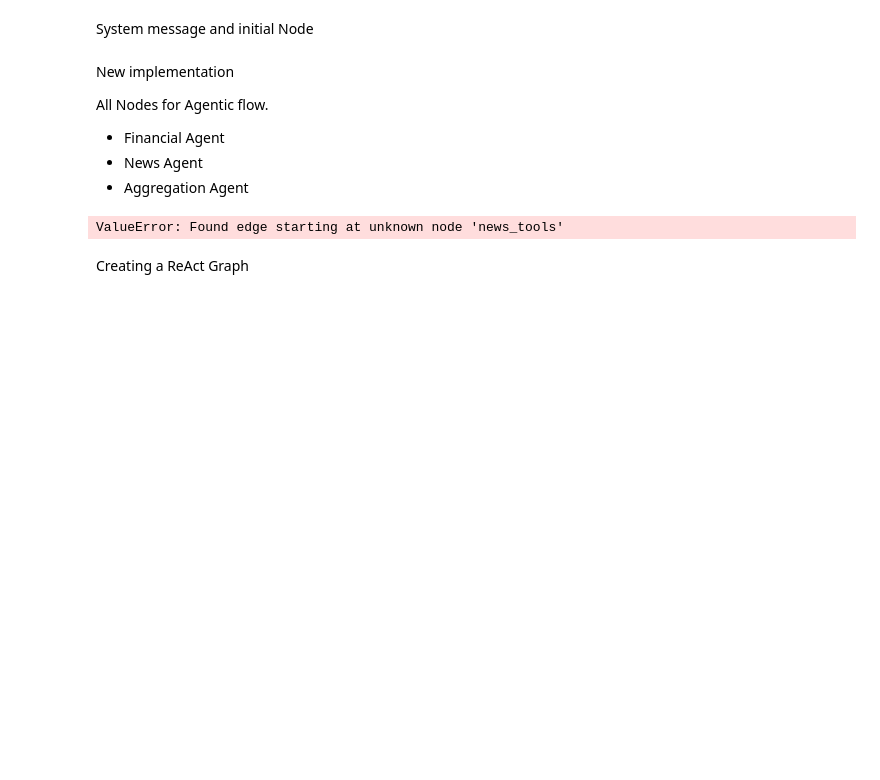
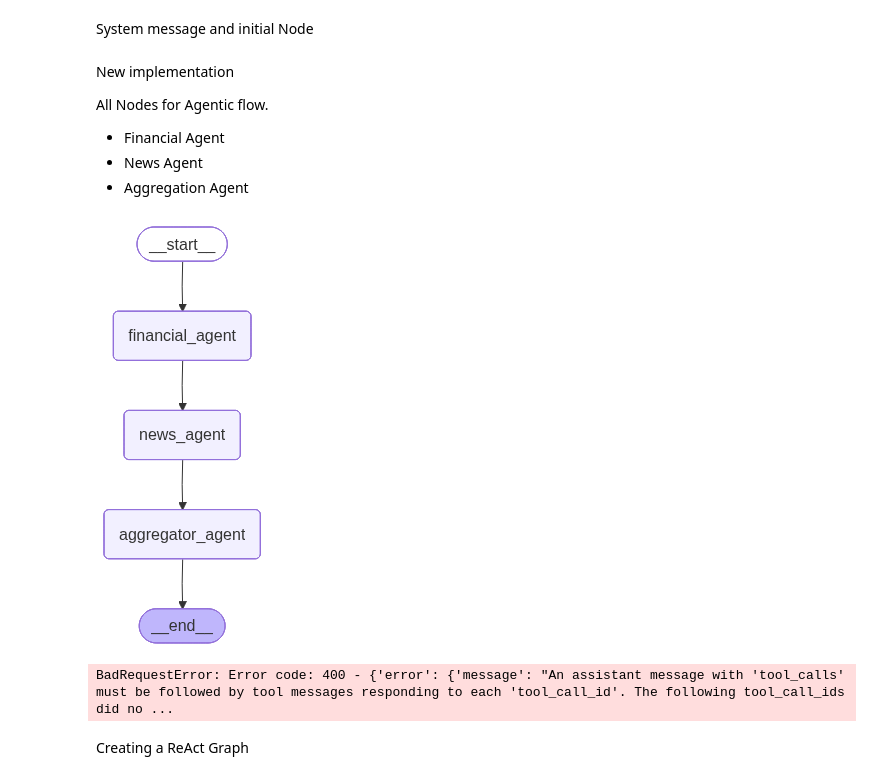
Before and after one commit to Nishchal-dl/InvestIQ, a Jupyter notebook: notebooks/financial_sentiment_agent.ipynb, the cells around one changed output. Cells and saved outputs as stored; diff of their text form; code cells hidden in the pictures; blank space fills up the shorter version.

```diff
--- a/notebooks/financial_sentiment_agent.ipynb
+++ b/notebooks/financial_sentiment_agent.ipynb
@@ -389,45 +389,61 @@ def tools_condition(state: dict) -> Literal["financial_tools", "news_tools", "ag
 
 # Create the graph
 builder = StateGraph(MessagesState)
 
 # Add nodes
 builder.add_node("financial_agent", financial_agent)
 builder.add_node("news_agent", news_agent)
 builder.add_node("aggregator_agent", aggregator_agent)
 # builder.add_node("financial_tools", financial_tools)  # Make sure this node exists
 # builder.add_node("news_tools", news_tools)  # Make sure this node exists
 
 # Define edges
 
 # builder.set_entry_point("financial_agent")
 
 # Add conditional edges
-builder.add_conditional_edges(
-    "financial_agent",
-    tools_condition,
-    {
-        "financial_tools": "financial_tools",
-        "news_tools": "news_tools",
-        "aggregator_agent": "aggregator_agent"
-    }
-)
+# builder.add_conditional_edges(
+#     "financial_agent",
+#     tools_condition,
+#     {
+#         "financial_tools": "financial_tools",
+#         "news_tools": "news_tools",
+#         "aggregator_agent": "aggregator_agent"
+#     }
+# )
 
 builder.add_edge(START, "financial_agent")
 # Add edges from tools back to the agent
-builder.add_edge("financial_tools", "financial_agent")
-builder.add_edge("news_tools", "news_agent")
+builder.add_edge("financial_agent", "news_agent")
 builder.add_edge("news_agent", "aggregator_agent")
 
 # Add final edge to end
 builder.add_edge("aggregator_agent", END)
 
 # Compile the graph
 react_graph = builder.compile()
 
 # Show
 display(Image(react_graph.get_graph(xray=True).draw_mermaid_png()))
 # %% [output]
-ValueError: Found edge starting at unknown node 'news_tools'
+[figure, added]
+# %%
+from langgraph.checkpoint.memory import MemorySaver
+memory = MemorySaver()
+react_graph_memory = builder.compile(checkpointer=memory)
+
+config = {"configurable": {"thread_id": "1"}}
+
+# Specify an input
+messages = [prepare_human_message("AAPL")]
+
+# Run
+messages = react_graph_memory.invoke({"messages": messages},config)
+
+for m in messages['messages']:
+    m.pretty_print()
+# %% [output]
+BadRequestError: Error code: 400 - {'error': {'message': "An assistant message with 'tool_calls' must be followed by tool messages responding to each 'tool_call_id'. The following tool_call_ids did no ...
 # %% [markdown]
 Creating a ReAct Graph
 # %%
```
Also changed, not shown: parts of 1 cell of this notebook, 1 other file.
